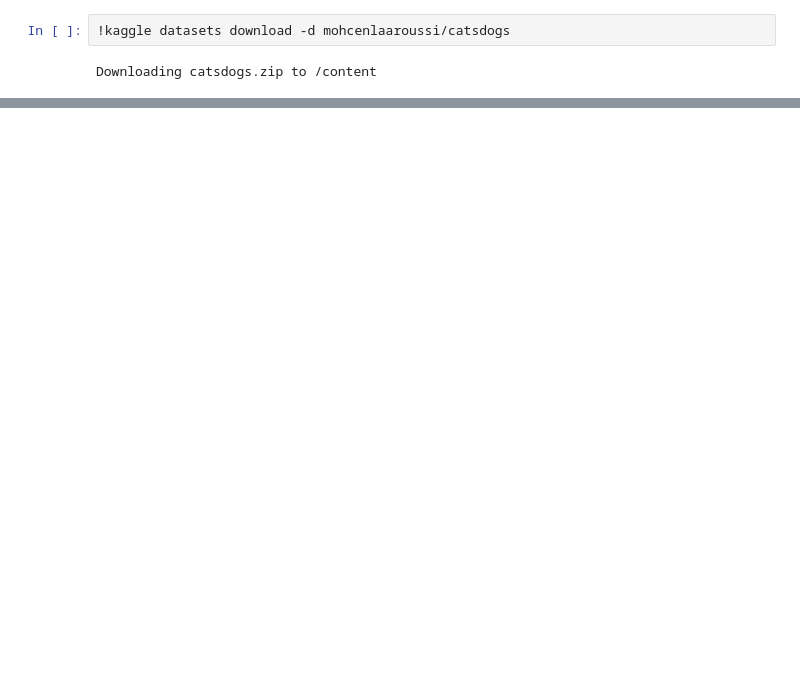
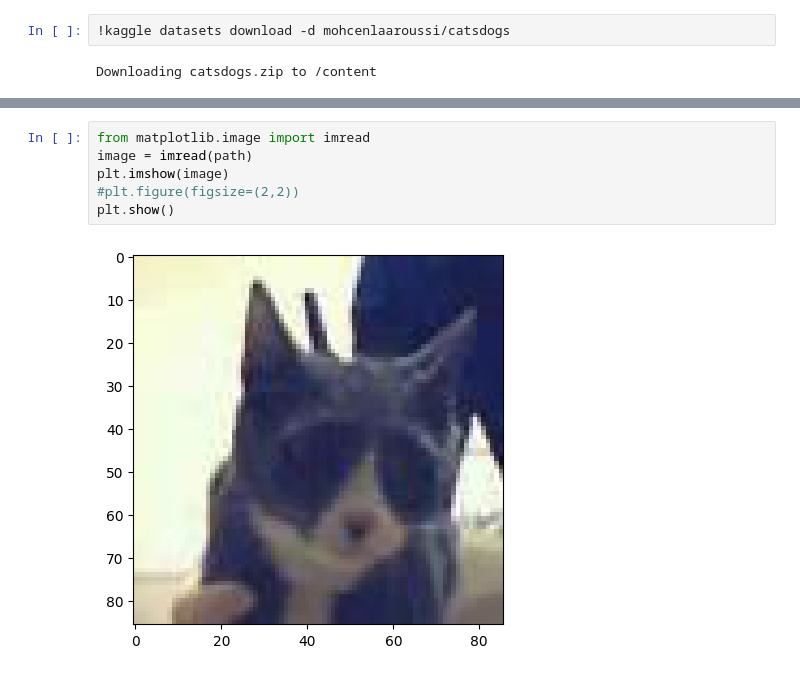
Before and after one commit to mohcenlaaroussi/cats_dogs_classification, a Jupyter notebook: cats_dogs_classification.ipynb, the cells around one changed output, grey strips where cells are left out. Saved outputs shown, nothing was run; the diff lists cells and outputs as text; blank space fills up the shorter version.

```diff
--- a/cats_dogs_classification.ipynb
+++ b/cats_dogs_classification.ipynb
@@ -47,0 +143,8 @@ plt.show()
+# %%
+from matplotlib.image import imread
+image = imread(path)
+plt.imshow(image)
+#plt.figure(figsize=(2,2))
+plt.show()
+# %% [output]
+[figure, added]
```
Also changed, not shown: parts of 39 cells of this notebook.
